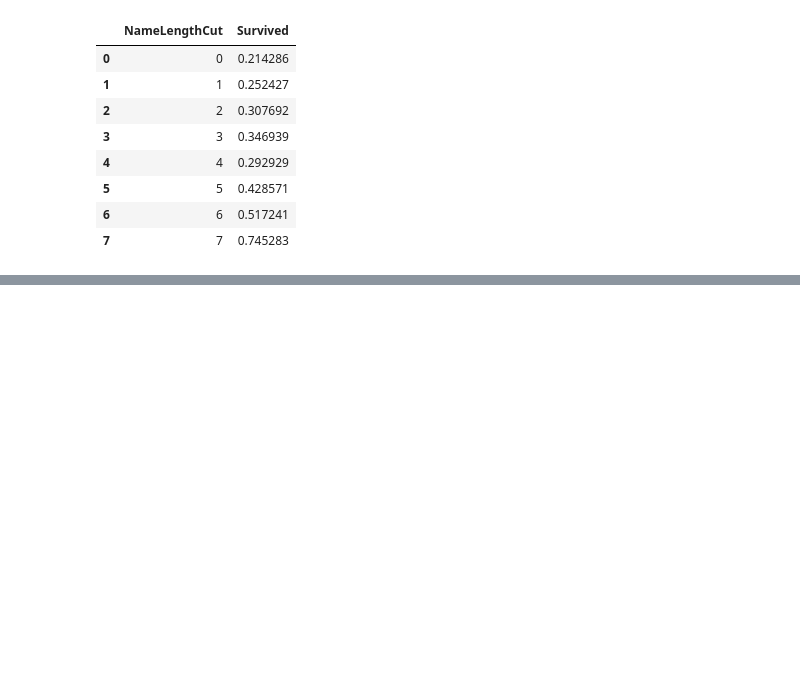
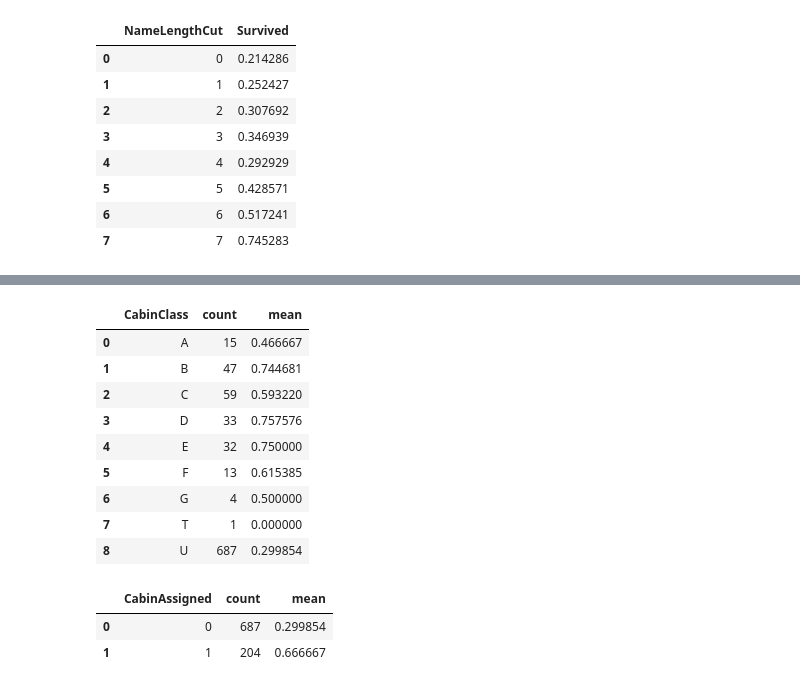
Before and after one commit to raviit244/Kaggle-Titanic, a Jupyter notebook: titanic_pred.ipynb, the cells around one changed output, grey strips where cells are left out. Drawn from its saved outputs; the diff is of its cells as text; code cells hidden in the pictures; blank space fills up the shorter version.

```diff
--- a/titanic_pred.ipynb
+++ b/titanic_pred.ipynb
@@ -367,0 +487,18 @@ dtype: object
+# %%
+train_df['Cabin'] = train_df['Cabin'].fillna('U')
+train_df['CabinClass'] = pd.Series(cabin[0] if not pd.isnull(cabin) else 'x' for cabin in train_df['Cabin'])
+test_df['Cabin'] = test_df['Cabin'].fillna('U')
+test_df['CabinClass'] = pd.Series(cabin[0] if not pd.isnull(cabin) else 'x' for cabin in test_df['Cabin'])
+# %%
+train_df.groupby(['CabinClass'], as_index=False)['Survived'].agg(['count', 'mean'])
+# %% [output]
+|  | CabinClass | count | mean |
+| 0 | A | 15 | 0.466667 |
+| 1 | B | 47 | 0.744681 |
+| 2 | C | 59 | 0.593220 |
+| 3 | D | 33 | 0.757576 |
+| 4 | E | 32 | 0.750000 |
+| 5 | F | 13 | 0.615385 |
+| 6 | G | 4 | 0.500000 |
+| 7 | T | 1 | 0.000000 |
+| 8 | U | 687 | 0.299854 |
@@ -367,0 +508,6 @@ dtype: object
+# %%
+train_df.groupby(['CabinAssigned'], as_index=False)['Survived'].agg(['count', 'mean'])
+# %% [output]
+|  | CabinAssigned | count | mean |
+| 0 | 0 | 687 | 0.299854 |
+| 1 | 1 | 204 | 0.666667 |
```
Also changed, not shown: parts of 19 cells of this notebook.
